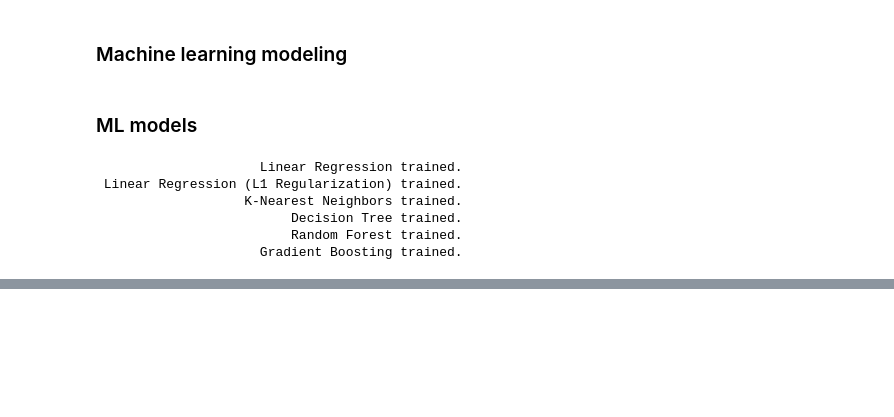
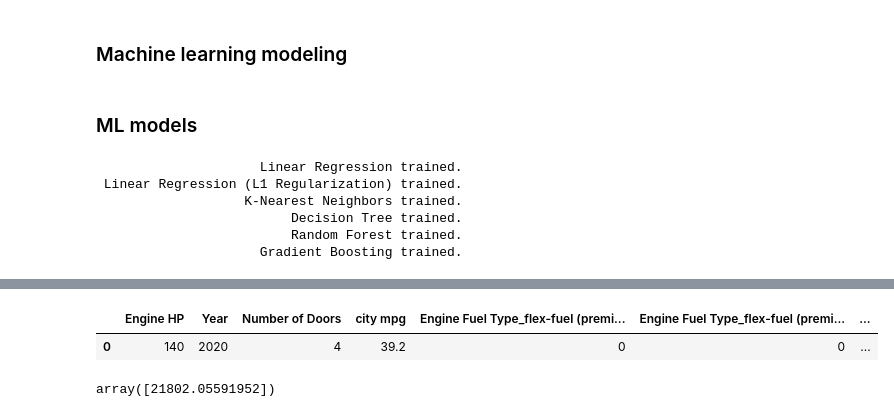
Before and after one commit to taagitacc/car-price-factors, a Jupyter notebook: price_analysis.ipynb, the cells around one changed output, grey strips where cells are left out. Cells and saved outputs as stored; diff of their text form; code cells hidden in the pictures; blank space fills up the shorter version.

Commit message:
Example car price prediction

```diff
--- a/price_analysis.ipynb
+++ b/price_analysis.ipynb
@@ -739,0 +776,53 @@ for name, model in models.items():
+# %%
+car = {
+'Engine HP' : [140],
+'Year' : [2020],
+'Number of Doors' : [4],
+'city mpg' : [39.2],
+'Engine Fuel Type_flex-fuel (premium unleaded recommended/E85)' : [0],
+'Engine Fuel Type_flex-fuel (premium unleaded required/E85)' : [0],
+'Engine Fuel Type_flex-fuel (unleaded/E85)' : [0],
+'Engine Fuel Type_flex-fuel (unleaded/natural gas)' : [0],
+'Engine Fuel Type_natural gas' : [0],
+'Engine Fuel Type_premium unleaded (recommended)' : [0],
+'Engine Fuel Type_premium unleaded (required)' : [0],
+'Engine Fuel Type_regular unleaded' : [1],
+'Transmission Type_AUTOMATIC' : [0],
+'Transmission Type_MANUAL' : [1],
+'Driven_Wheels_four wheel drive' : [0],
+'Driven_Wheels_front wheel drive' : [1],
+'Driven_Wheels_rear wheel drive' : [0],
+'Vehicle Size_Large' : [0],
+'Vehicle Size_Midsize' : [1],
+'Vehicle Style_2dr SUV' : [0],
+'Vehicle Style_4dr Hatchback' : [0],
+'Vehicle Style_4dr SUV' : [0],
+'Vehicle Style_Cargo Minivan' : [0],
+'Vehicle Style_Cargo Van' : [0],
+'Vehicle Style_Convertible' : [0],
+'Vehicle Style_Convertible SUV' : [0],
+'Vehicle Style_Coupe' : [0],
+'Vehicle Style_Crew Cab Pickup' : [0],
+'Vehicle Style_Extended Cab Pickup' : [0],
+'Vehicle Style_Passenger Minivan' : [0],
+'Vehicle Style_Passenger Van' : [0],
+'Vehicle Style_Regular Cab Pickup' : [0],
+'Vehicle Style_Sedan' : [1],
+'Vehicle Style_Wagon' : [0],
+'Make_group_1' : [0],
+'Make_group_2' : [0],
+'Make_group_3' : [0],
+'Make_group_4' : [0],
+'Make_group_5' : [0],
+'Make_group_6' : [0]
+}
+df_car = pd.DataFrame.from_dict(car, orient='columns')
+df_car.head()
+# %% [output]
+|  | Engine HP | Year | Number of Doors | city mpg | Engine Fuel Type_flex-fuel (premi... | Engine Fuel Type_flex-fuel (premi... | ... |
+| 0 | 140 | 2020 | 4 | 39.2 | 0 | 0 | ... |
+# %%
+# Predict car price using the model
+models["                     Linear Regression"].predict(df_car)
+# %% [output]
+array([21802.05591952])
```
Also changed, not shown: parts of 19 cells of this notebook.
